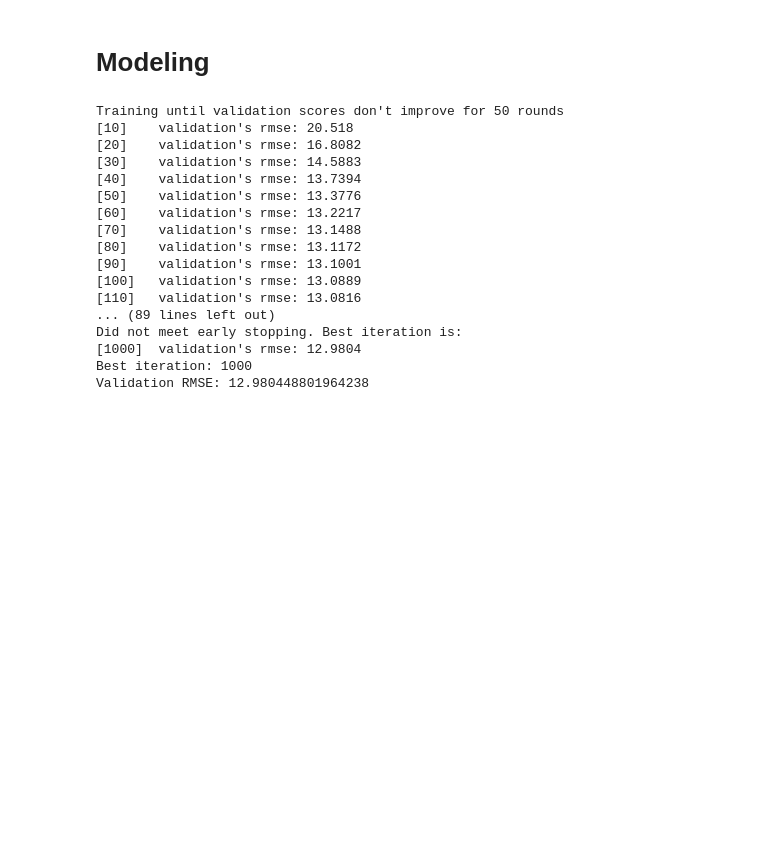
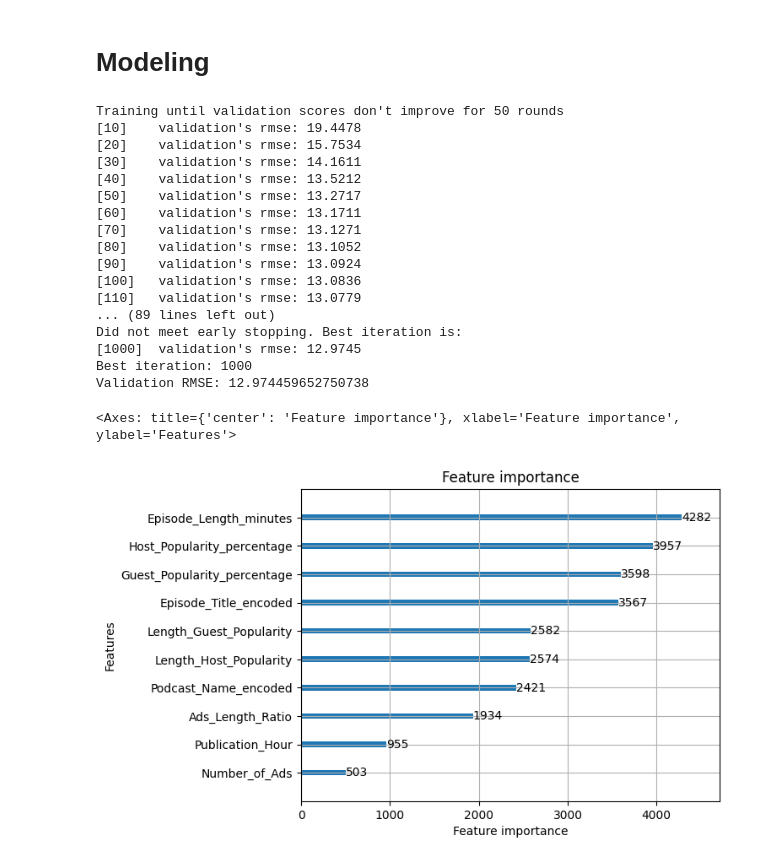
Before and after one commit to vanezp01/datalabs, a Jupyter notebook: Predict-Listening-Podcast.ipynb, the cells around one changed output. Drawn from its saved outputs; the diff is of its cells as text; code cells hidden in the pictures; blank space fills up the shorter version.

```diff
--- a/Predict-Listening-Podcast.ipynb
+++ b/Predict-Listening-Podcast.ipynb
@@ -158,6 +158,18 @@ test['Publication_Hour'] = test['Publication_Time'].map(time_mapping)
 # Drop original column
 train.drop('Publication_Time', axis=1, inplace=True)
 test.drop('Publication_Time', axis=1, inplace=True)
+# %%
+# Interaction Features
+
+# Episode Length × Popularity
+train['Length_Host_Popularity'] = train['Episode_Length_minutes'] * train['Host_Popularity_percentage']
+test['Length_Host_Popularity'] = test['Episode_Length_minutes'] * test['Host_Popularity_percentage']
+train['Length_Guest_Popularity'] = train['Episode_Length_minutes'] * train['Guest_Popularity_percentage']
+test['Length_Guest_Popularity'] = test['Episode_Length_minutes'] * test['Guest_Popularity_percentage']
+
+# Ads x Length
+train['Ads_Length_Ratio'] = train['Number_of_Ads'] / (train['Episode_Length_minutes'] + 1e-6)  # Avoid division by zero
+test['Ads_Length_Ratio'] = test['Number_of_Ads'] / (test['Episode_Length_minutes'] + 1e-6)
 # %%
 # Encode categorical variables
 
@@ -232,19 +244,24 @@ rmse = np.sqrt(mean_squared_error(y_val, y_val_pred))
 print(f"Validation RMSE: {rmse}")
 # %% [output]
 Training until validation scores don't improve for 50 rounds
-[10]    validation's rmse: 20.518
-[20]    validation's rmse: 16.8082
-[30]    validation's rmse: 14.5883
-[40]    validation's rmse: 13.7394
-[50]    validation's rmse: 13.3776
-[60]    validation's rmse: 13.2217
-[70]    validation's rmse: 13.1488
-[80]    validation's rmse: 13.1172
-[90]    validation's rmse: 13.1001
-[100]   validation's rmse: 13.0889
-[110]   validation's rmse: 13.0816
+[10]    validation's rmse: 19.4478
+[20]    validation's rmse: 15.7534
+[30]    validation's rmse: 14.1611
+[40]    validation's rmse: 13.5212
+[50]    validation's rmse: 13.2717
+[60]    validation's rmse: 13.1711
+[70]    validation's rmse: 13.1271
+[80]    validation's rmse: 13.1052
+[90]    validation's rmse: 13.0924
+[100]   validation's rmse: 13.0836
+[110]   validation's rmse: 13.0779
 ... (89 lines left out)
 Did not meet early stopping. Best iteration is:
-[1000]  validation's rmse: 12.9804
+[1000]  validation's rmse: 12.9745
 Best iteration: 1000
-Validation RMSE: 12.980448801964238
+Validation RMSE: 12.974459652750738
+# %%
+lgb.plot_importance(model, max_num_features=10)
+# %% [output]
+<Axes: title={'center': 'Feature importance'}, xlabel='Feature importance', ylabel='Features'>
+[figure, added]
```
